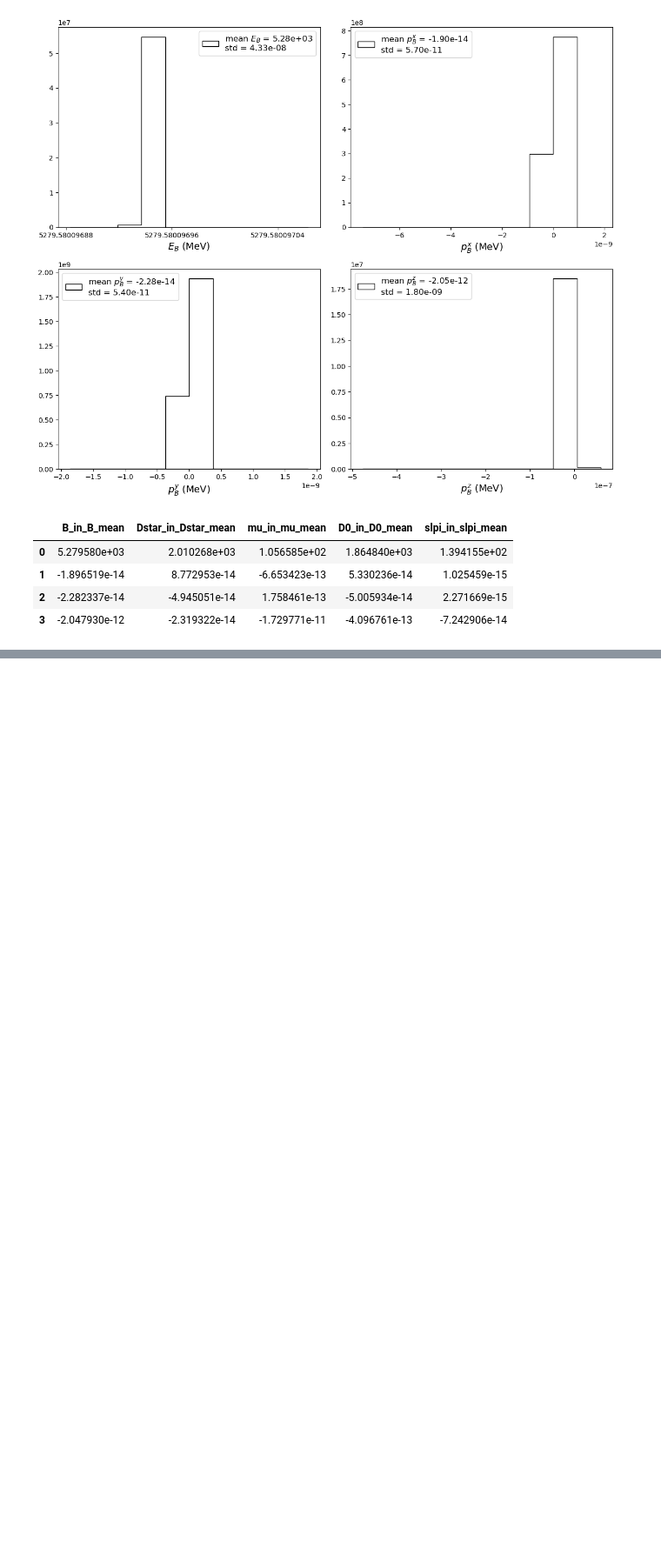
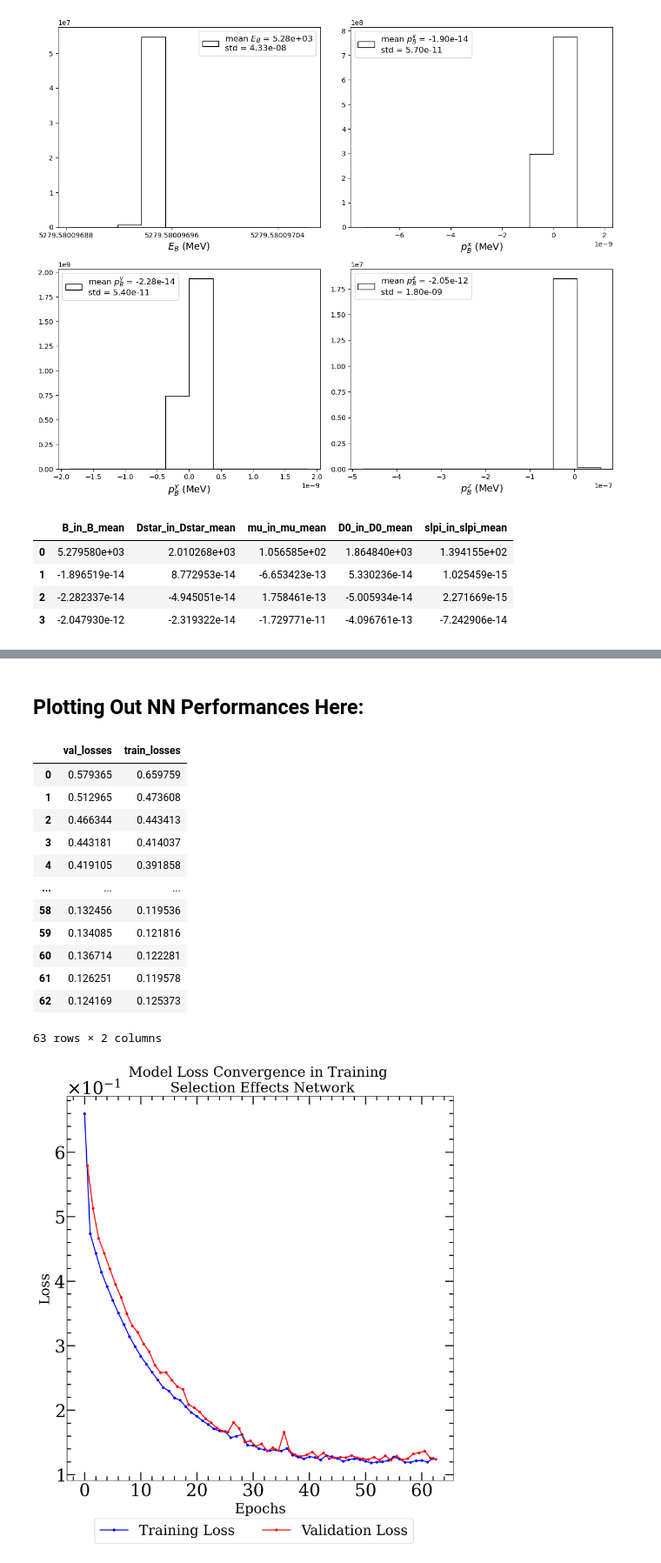
Before and after one commit to muk03/DeepLEAF-B, a Jupyter notebook: notebooks/detector_to_decay_quantities.ipynb, the cells around one changed output, grey strips where cells are left out. Shown at 87% size. Cells and saved outputs as stored; diff of their text form; code cells hidden in the pictures; blank space fills up the shorter version.

Commit message:
Updated detector effects notebooks

```diff
--- a/notebooks/detector_to_decay_quantities.ipynb
+++ b/notebooks/detector_to_decay_quantities.ipynb
@@ -616,0 +637,80 @@ display(mean_df)
+# %% [markdown]
+## Plotting Out NN Performances Here:
+# %%
+data_pth = 'raw_data/losses_geant_network.csv'
+geant_loss = pd.read_csv(data_pth)
+
+epochs = geant_loss.index
+
+select_pth = 'raw_data/losses_selection_network.csv'
+select_loss = pd.read_csv(select_pth)
+epochs_select = select_loss.index
+
+idx = 0
+
+import matplotlib.ticker as ticker
+
+fig, ax = plt.subplots(1, 1, figsize=(10, 10), dpi=300)
+plt.rcParams["font.family"] = "Serif"
+plt.rcParams['font.size'] = 15
+ax.plot(epochs, geant_loss['train_losses'].values, 'o-', markersize=3,  color='blue', label='Training Loss')
+ax.plot(epochs + 0.5, geant_loss['val_losses'].values, 'o-', markersize=3, color='red', label='Validation Loss')
+
+ax.set_xlabel('Epochs', fontsize=20,)
+ax.set_ylabel('Loss', fontsize=20,)
+ax.set_title('Model Loss Convergence in Training \n Selection Effects Network', fontsize=20)
+
+ax.xaxis.set_minor_locator(AutoMinorLocator())
+ax.yaxis.set_minor_locator(AutoMinorLocator())
+
+formatter = ticker.ScalarFormatter(useMathText=True)
+formatter.set_powerlimits((0, 0))  # Forces scientific notation with x10^4
+ax.yaxis.set_major_formatter(formatter)
+
+ax.tick_params(
+            axis='both',
+            which='major',
+            direction='in',
+            length=12,
+            right=True,
+            top=True,
+            width=1.5,
+        )
+
+ax.tick_params(
+            axis='both',
+            which='minor',
+            direction='in',
+            length=6,
+            right=True,
+            top=True,
+            width=1.5,
+        )
+
+handles, labels = ax.get_legend_handles_labels()
+
+fig.legend(
+        handles=handles,  # Ensure you pass the correct handles for the legend
+        labels=labels,    # Ensure you pass the correct labels for the legend
+        loc='lower center',
+        ncol=4,
+        bbox_to_anchor=(0.5, -0.03),  # Centered at the bottom
+        fontsize=20
+    )
+
+display(geant_loss)
+# %% [output]
+|  | val_losses | train_losses |
+| 0 | 0.579365 | 0.659759 |
+| 1 | 0.512965 | 0.473608 |
+| 2 | 0.466344 | 0.443413 |
+| 3 | 0.443181 | 0.414037 |
+| 4 | 0.419105 | 0.391858 |
+| ... | ... | ... |
+| 58 | 0.132456 | 0.119536 |
+| 59 | 0.134085 | 0.121816 |
+| 60 | 0.136714 | 0.122281 |
+| 61 | 0.126251 | 0.119578 |
+| 62 | 0.124169 | 0.125373 |
+63 rows × 2 columns
+[figure, added]
```
Also changed, not shown: parts of 35 cells of this notebook, 1 other file.
